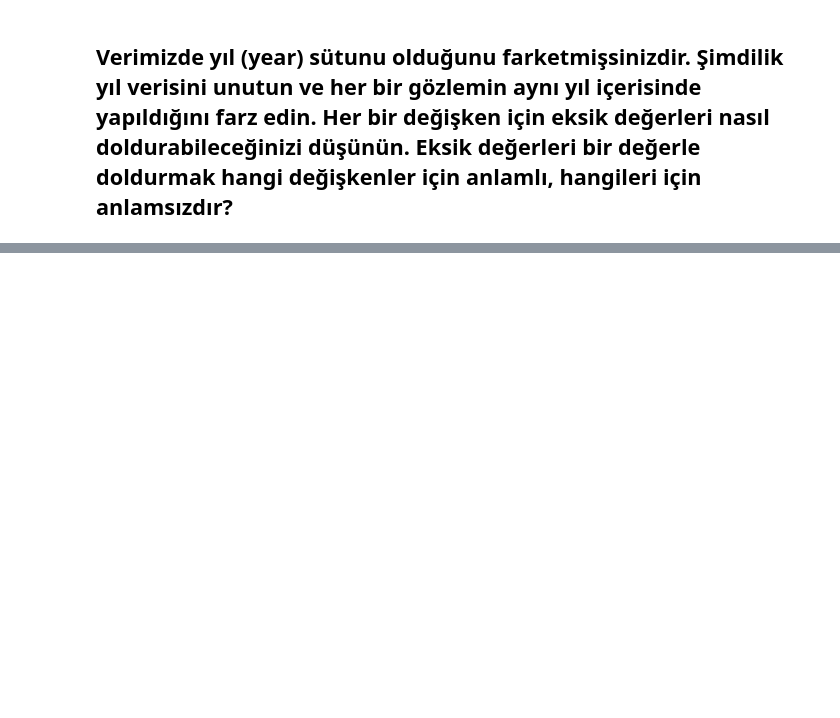
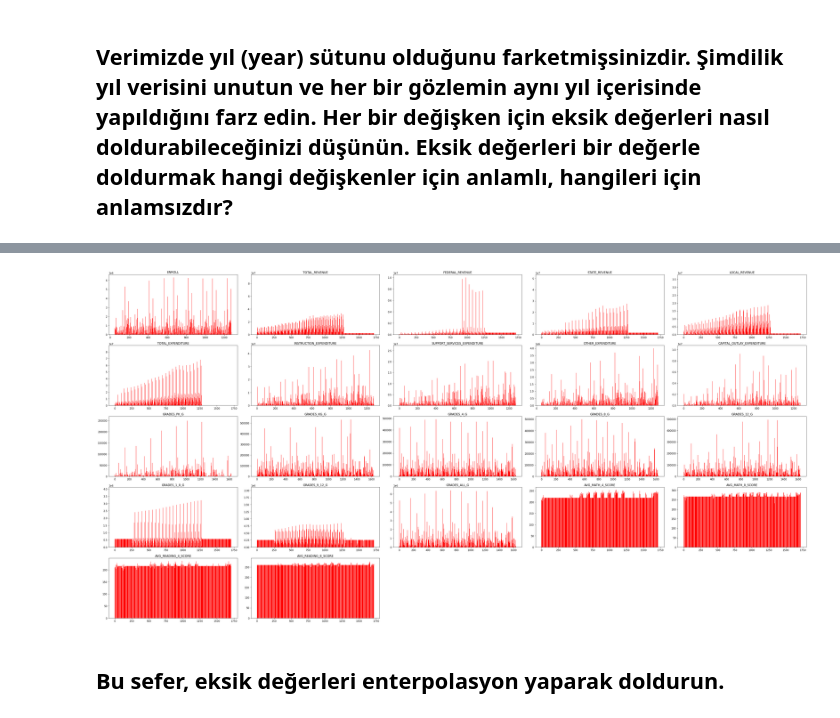
Before and after one commit to selingumusdag/missing_data, a Jupyter notebook: missing_data.ipynb, the cells around one changed output, grey strips where cells are left out. Cells and saved outputs as stored; diff of their text form; code cells hidden in the pictures; blank space fills up the shorter version.

```diff
--- a/missing_data.ipynb
+++ b/missing_data.ipynb
@@ -78,0 +241,26 @@ dtype: float64
+# %%
+for year in states.YEAR.unique():
+    for state in states.STATE:
+        states["TOTAL_REVENUE"].fillna(states.loc[(states['YEAR'] == year) & (states['STATE'] == state), ['FEDERAL_REVENUE','STATE_REVENUE']].sum(axis=1), inplace=True)
+# %%
+for year in states.YEAR.unique():
+    for state in states.STATE:
+        states["CAPITAL_OUTLAY_EXPENDITURE"].fillna(states.loc[(states['YEAR'] == year) & (states['STATE'] == state), 'CAPITAL_OUTLAY_EXPENDITURE'].mean(), inplace=True)
+        states["OTHER_EXPENDITURE"].fillna(states.loc[(states['YEAR'] == year) & (states['STATE'] == state), 'OTHER_EXPENDITURE'].mean(), inplace=True)
+        states["SUPPORT_SERVICES_EXPENDITURE"].fillna(states.loc[(states['YEAR'] == year) & (states['STATE'] == state), 'SUPPORT_SERVICES_EXPENDITURE'].mean(), inplace=True)
+        states["INSTRUCTION_EXPENDITURE"].fillna(states.loc[(states['YEAR'] == year) & (states['STATE'] == state), 'INSTRUCTION_EXPENDITURE'].mean(), inplace=True)
+# %%
+for year in states.YEAR.unique():
+    for state in states.STATE:
+        total_first=states.loc[(states['YEAR'] == year) & (states['STATE'] == state), ['CAPITAL_OUTLAY_EXPENDITURE','OTHER_EXPENDITURE']].sum(axis=1)
+        total_second=states.loc[(states['YEAR'] == year) & (states['STATE'] == state), ['SUPPORT_SERVICES_EXPENDITURE','INSTRUCTION_EXPENDITURE']].sum(axis=1)
+        total=total_first+total_second
+        states["TOTAL_EXPENDITURE"].fillna(total, inplace=True)
+# %%
+for year in states.YEAR.unique():
+    states["GRADES_1_8_G"].fillna(states.loc[states['YEAR'] == year, "GRADES_1_8_G"].mean(), inplace=True)
+    states["GRADES_9_12_G"].fillna(states.loc[states['YEAR'] == year, "GRADES_9_12_G"].mean(), inplace=True)
+    states["AVG_MATH_4_SCORE"].fillna(states.loc[states['YEAR'] == year, "AVG_MATH_4_SCORE"].mean(), inplace=True)
+    states["AVG_MATH_8_SCORE"].fillna(states.loc[states['YEAR'] == year, "AVG_MATH_8_SCORE"].mean(), inplace=True)
+    states["AVG_READING_4_SCORE"].fillna(states.loc[states['YEAR'] == year, "AVG_READING_4_SCORE"].mean(), inplace=True)
+    states["AVG_READING_8_SCORE"].fillna(states.loc[states['YEAR'] == year, "AVG_READING_8_SCORE"].mean(), inplace=True)
@@ -78,0 +287,16 @@ dtype: float64
+# %%
+import matplotlib.pyplot as plt
+import warnings
+warnings.filterwarnings('ignore')
+plt.figure(figsize=(40,20))
+y=len(states.columns)
+for i in range(3,y):
+    plt.subplot(5,5,i-2)
+    plt.bar(states.index,states[states.columns[i]],color = "red")
+    plt.title(states.columns[i])
+plt.tight_layout()
+plt.show()
+# %% [output]
+[figure, added]
+# %% [markdown]
+## Bu sefer, eksik değerleri enterpolasyon yaparak doldurun.
```
Also changed, not shown: parts of 23 cells of this notebook.
